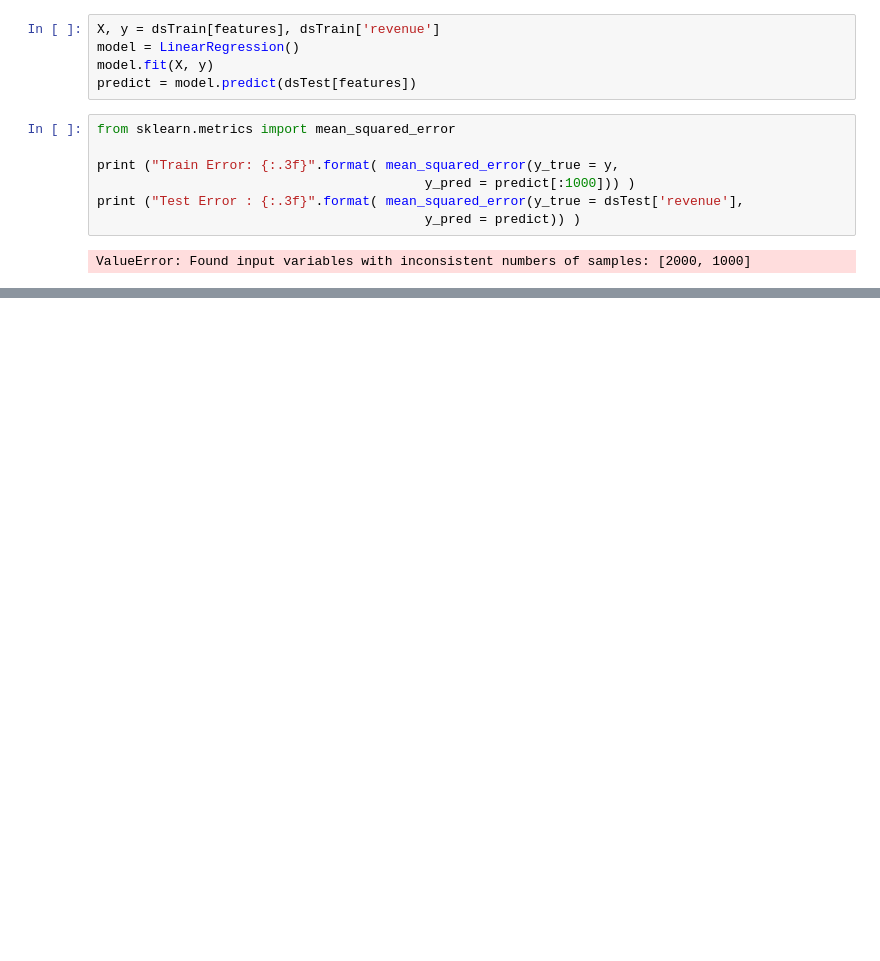
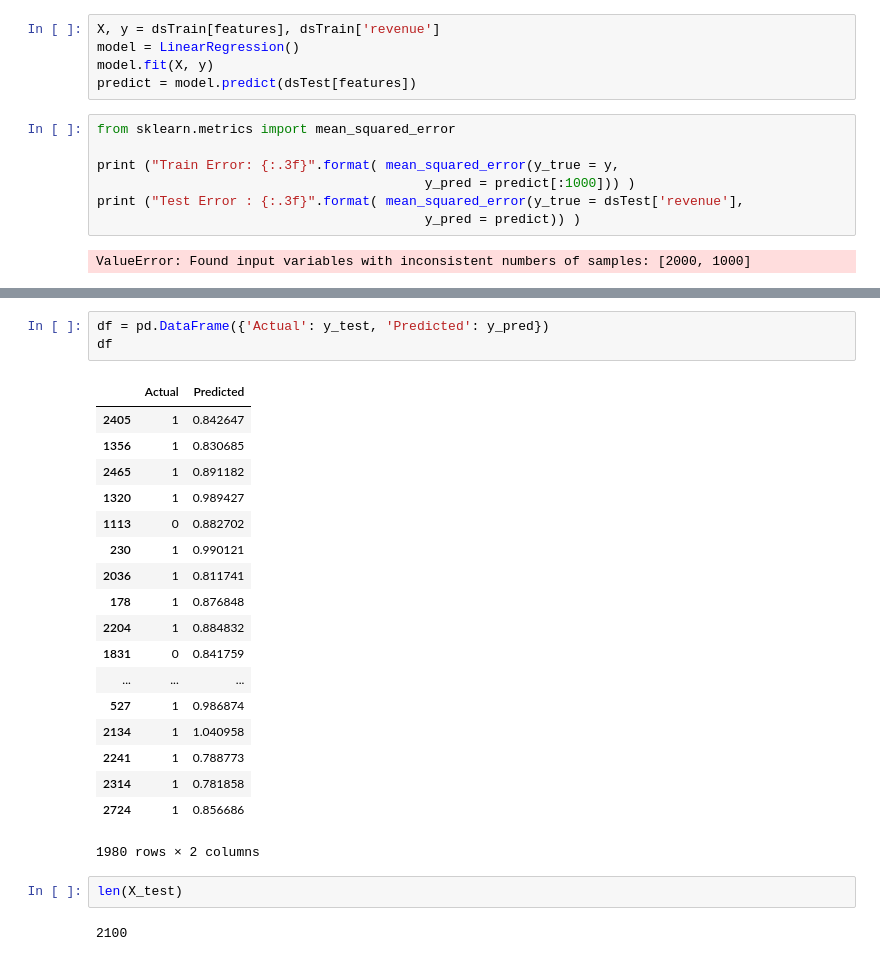
Before and after one commit to Riki98/DWM-Project, a Jupyter notebook: Progetto/Progetto.ipynb, the cells around one changed output, grey strips where cells are left out. Cells and saved outputs as stored; diff of their text form; blank space fills up the shorter version.

```diff
--- a/Progetto/Progetto.ipynb
+++ b/Progetto/Progetto.ipynb
@@ -641,0 +627,26 @@ dsTest.shape[0]
+# %%
+df = pd.DataFrame({'Actual': y_test, 'Predicted': y_pred})
+df
+# %% [output]
+|  | Actual | Predicted |
+| 2405 | 1 | 0.842647 |
+| 1356 | 1 | 0.830685 |
+| 2465 | 1 | 0.891182 |
+| 1320 | 1 | 0.989427 |
+| 1113 | 0 | 0.882702 |
+| 230 | 1 | 0.990121 |
+| 2036 | 1 | 0.811741 |
+| 178 | 1 | 0.876848 |
+| 2204 | 1 | 0.884832 |
+| 1831 | 0 | 0.841759 |
+| ... | ... | ... |
+| 527 | 1 | 0.986874 |
+| 2134 | 1 | 1.040958 |
+| 2241 | 1 | 0.788773 |
+| 2314 | 1 | 0.781858 |
+| 2724 | 1 | 0.856686 |
+1980 rows × 2 columns
+# %%
+len(X_test)
+# %% [output]
+2100
```
Also changed, not shown: parts of 18 cells of this notebook.
